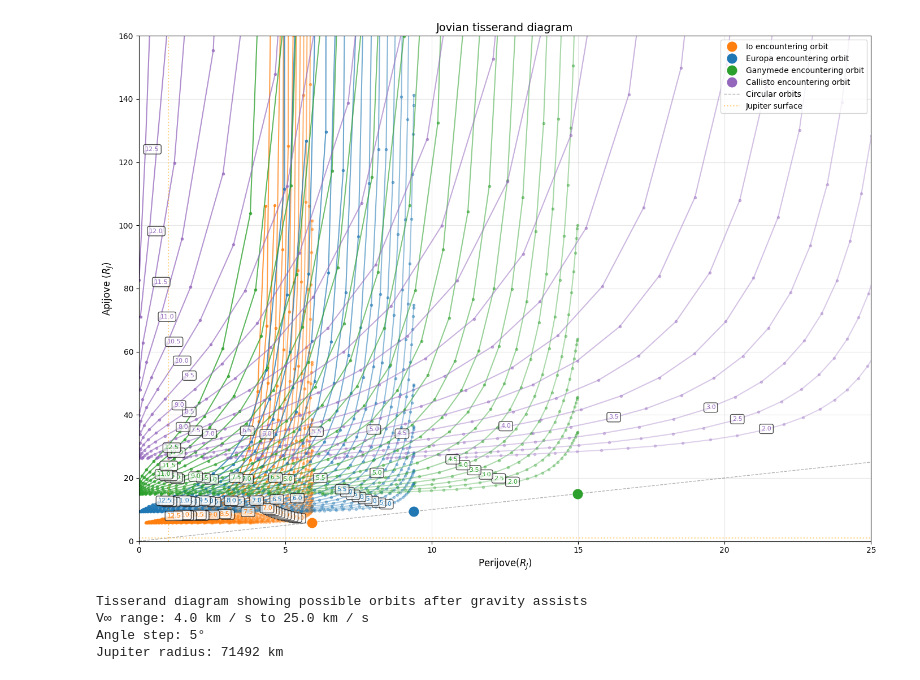
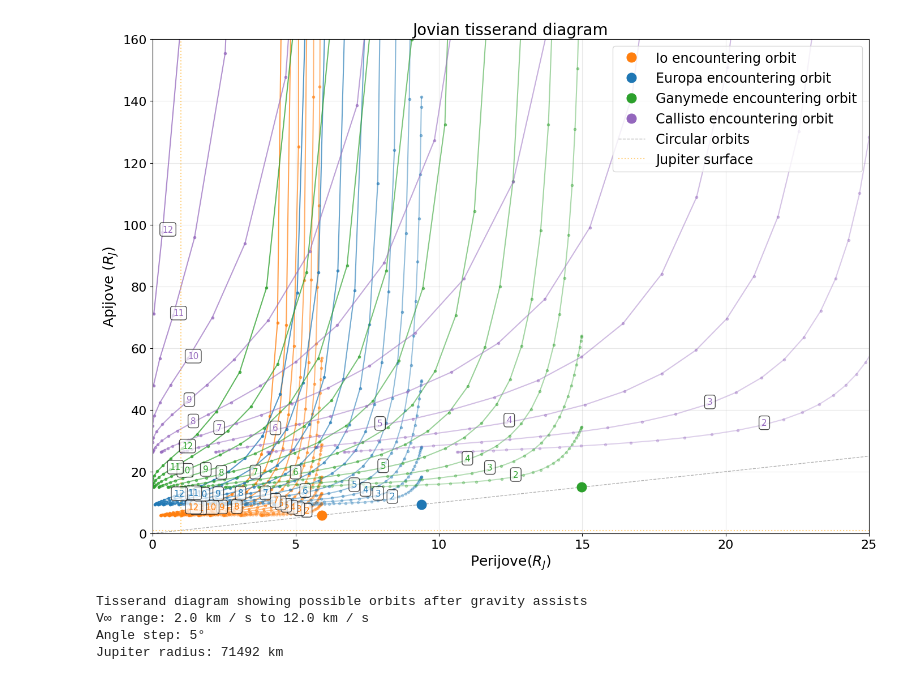
Before and after one commit to jackSN8/Starship_outer_planets_missions, a Jupyter notebook: tisserand_jovian_system.ipynb, the cells around one changed output. Saved outputs shown, nothing was run; the diff lists cells and outputs as text; code cells hidden in the pictures.

```diff
--- a/tisserand_jovian_system.ipynb
+++ b/tisserand_jovian_system.ipynb
@@ -38,7 +31,7 @@ ERFA function "taiutc" yielded 1 of "dubious year (Note 4)"
 ##we have some set of v infinities relatives to each moon; each is differianted by an angle relative to the Moons velocity vector
 
 
-v_inftys=list(range(4,26))*u.km/u.s
+v_inftys=list(range(2,13))*u.km/u.s
 
 start_date= time.Time("2037-06-21 00:01", scale="utc").tdb
 end_date= time.Time("2038-09-21 00:01", scale="utc").tdb
@@ -116,7 +109,7 @@ for i,body in enumerate(bodies):
     body_r=np.array([body_orb.a.value,0,0])*u.km
     body_v=np.array([0,np.linalg.norm(body_orb.rv()[1].to(u.km/u.s).value),0])*u.km/u.s
     for j,v_inftdoub in enumerate(v_inftys):
-        v_infty=v_inftdoub/2
+        v_infty=v_inftdoub
         for angle in range(0,185,anglestep):
             # angle=10
             angle_rad=(angle)*math.pi/180
@@ -159,7 +152,7 @@ for i, body in enumerate(bodies):
 
     # Plot contours for each V_infinity
     for j, v_inftdoub in enumerate(v_inftys):
-        v_infty = v_inftdoub / 2
+        v_infty = v_inftdoub
         # Extract periapsis and apoapsis for this V_infinity and all angles
         periapses = orb_points[i, j, :, 0] / R_J  # Convert to R_J
         apoapses = orb_points[i, j, :, 1] / R_J   # Convert to R_J
@@ -179,7 +172,7 @@ for i, body in enumerate(bodies):
             # if j == 0 or j == len(v_inftys) - 1:
             mid_idx = len(periapses_valid) // 2
             ax.text(periapses_valid[mid_idx], apoapses_valid[mid_idx],
-                    f'{v_infty.value:.1f}', fontsize=8, color=color,
+                    f'{v_infty.value:.0f}', fontsize=11, color=color,
                     bbox=dict(boxstyle='round,pad=0.3', facecolor='white', alpha=0.7))
 
 # Add diagonal line (circular orbits: r_p = r_a)
@@ -207,39 +200,40 @@ path_RJ = np.array([
     [4.67559514, 16.62959757],
     [5.47343099, 17.38201832],
     [6.37460500, 18.34780724],
     [8.45205503, 21.49723533],
     [7.5,15.5],
     [9.3,16.0]
 ])
 
 # ax.plot(
 #     path_RJ[:, 0], path_RJ[:, 1],
 #     color="k", linewidth=3,
 #     marker="o", markersize=6,
 #     zorder=50,                 # draw on top of contours
 #     label="Starship path to Europa"
 # )
 
 # Formatting
-ax.set_xlabel('Perijove($R_J$)', fontsize=12)
-ax.set_ylabel('Apijove ($R_J$)', fontsize=12)
-ax.set_title('Jovian tisserand diagram', fontsize=14)
-ax.legend(loc='upper right', fontsize=10)
+ax.set_xlabel('Perijove($R_J$)', fontsize=18)
+ax.set_ylabel('Apijove ($R_J$)', fontsize=18)
+ax.set_title('Jovian tisserand diagram', fontsize=20)
+ax.legend(loc='upper right', fontsize=17)
+ax.tick_params(axis='both', labelsize=16)
 ax.grid(True, alpha=0.3)
 ax.set_xlim(left=0, right=25)
 ax.set_ylim(bottom=0, top=160)
 
 
 plt.tight_layout()
 plt.show()
 
 print("Tisserand diagram showing possible orbits after gravity assists")
 print(f"V∞ range: {v_inftys[0]} to {v_inftys[-1]}")
 print(f"Angle step: {anglestep}°")
 print(f"Jupiter radius: {R_J:.0f} km")
 # %% [output]
-[figure, old version]
+[figure, new version]
 Tisserand diagram showing possible orbits after gravity assists
-V∞ range: 4.0 km / s to 25.0 km / s
+V∞ range: 2.0 km / s to 12.0 km / s
 Angle step: 5°
 Jupiter radius: 71492 km
```
Also changed, not shown: parts of 1 cell of this notebook, 15 other files.
